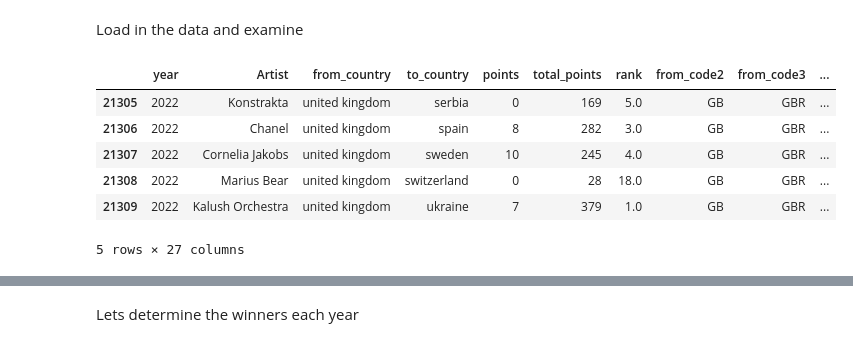
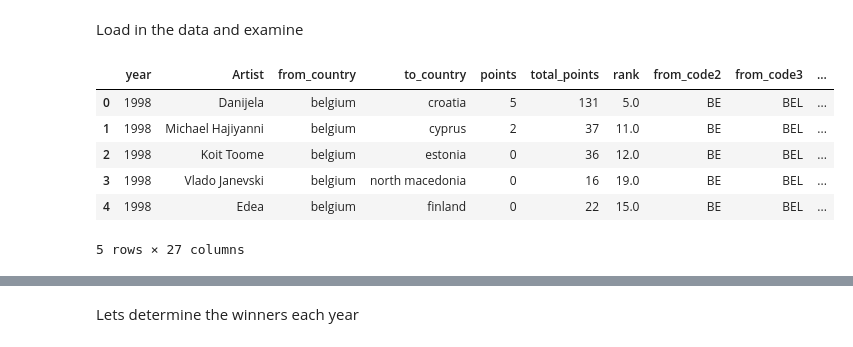
Before and after one commit to KatrionaGoldmann/Eurovision_TDS, a Jupyter notebook: eurovision/notebooks/story.ipynb, the cells around one changed output, grey strips where cells are left out. Saved outputs shown, nothing was run; the diff lists cells and outputs as text; code cells hidden in the pictures.

```diff
--- a/eurovision/notebooks/story.ipynb
+++ b/eurovision/notebooks/story.ipynb
@@ -9,12 +23,12 @@ Load in the data and examine
 # %%
 df = pd.read_csv('../../data/df_main.csv')
 
-df.tail()
+df.head()
 # %% [output]
 |  | year | Artist | from_country | to_country | points | total_points | rank | from_code2 | from_code3 | ... |
-| 21305 | 2022 | Konstrakta | united kingdom | serbia | 0 | 169 | 5.0 | GB | GBR | ... |
-| 21306 | 2022 | Chanel | united kingdom | spain | 8 | 282 | 3.0 | GB | GBR | ... |
-| 21307 | 2022 | Cornelia Jakobs | united kingdom | sweden | 10 | 245 | 4.0 | GB | GBR | ... |
-| 21308 | 2022 | Marius Bear | united kingdom | switzerland | 0 | 28 | 18.0 | GB | GBR | ... |
-| 21309 | 2022 | Kalush Orchestra | united kingdom | ukraine | 7 | 379 | 1.0 | GB | GBR | ... |
+| 0 | 1998 | Danijela | belgium | croatia | 5 | 131 | 5.0 | BE | BEL | ... |
+| 1 | 1998 | Michael Hajiyanni | belgium | cyprus | 2 | 37 | 11.0 | BE | BEL | ... |
+| 2 | 1998 | Koit Toome | belgium | estonia | 0 | 36 | 12.0 | BE | BEL | ... |
+| 3 | 1998 | Vlado Janevski | belgium | north macedonia | 0 | 16 | 19.0 | BE | BEL | ... |
+| 4 | 1998 | Edea | belgium | finland | 0 | 22 | 15.0 | BE | BEL | ... |
 5 rows × 27 columns
```
Also changed, not shown: parts of 13 cells of this notebook.
